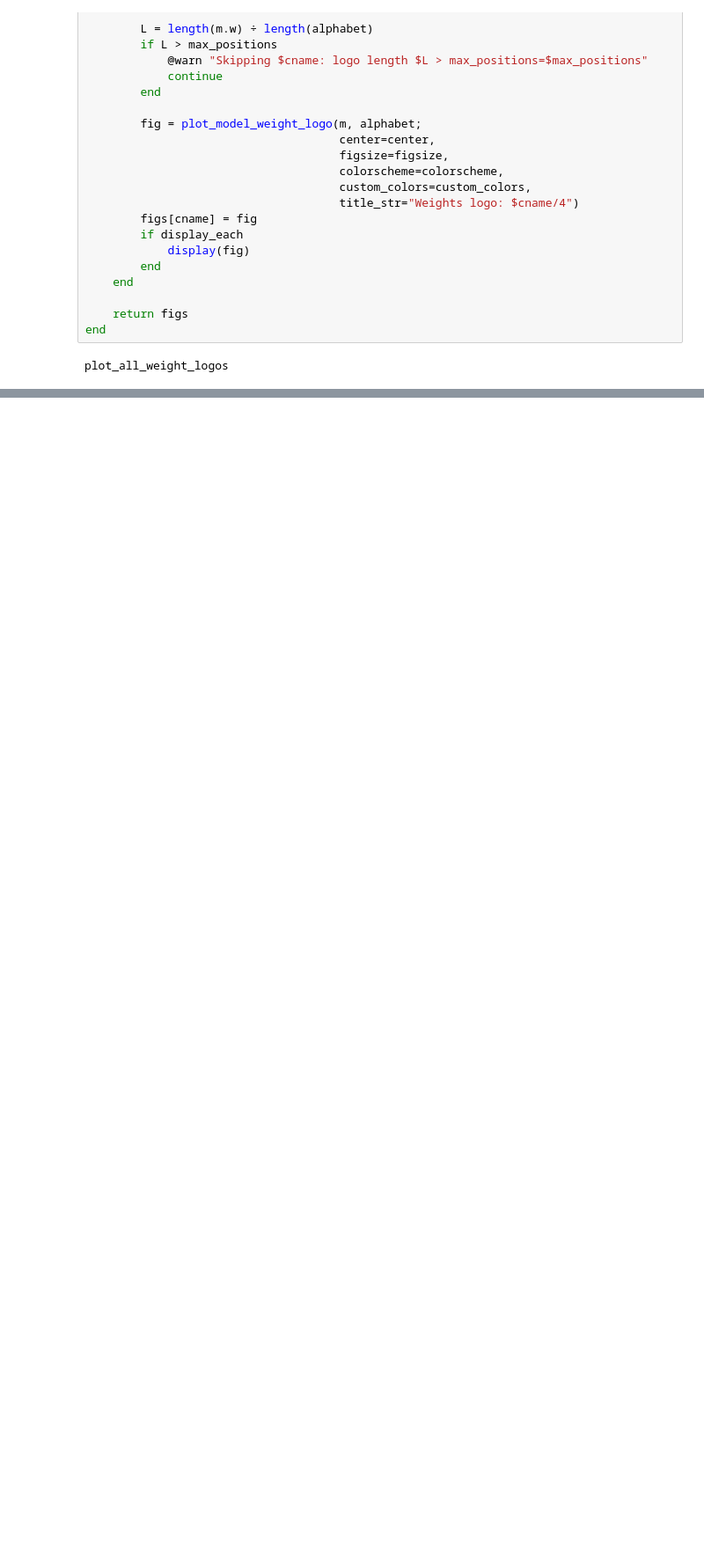
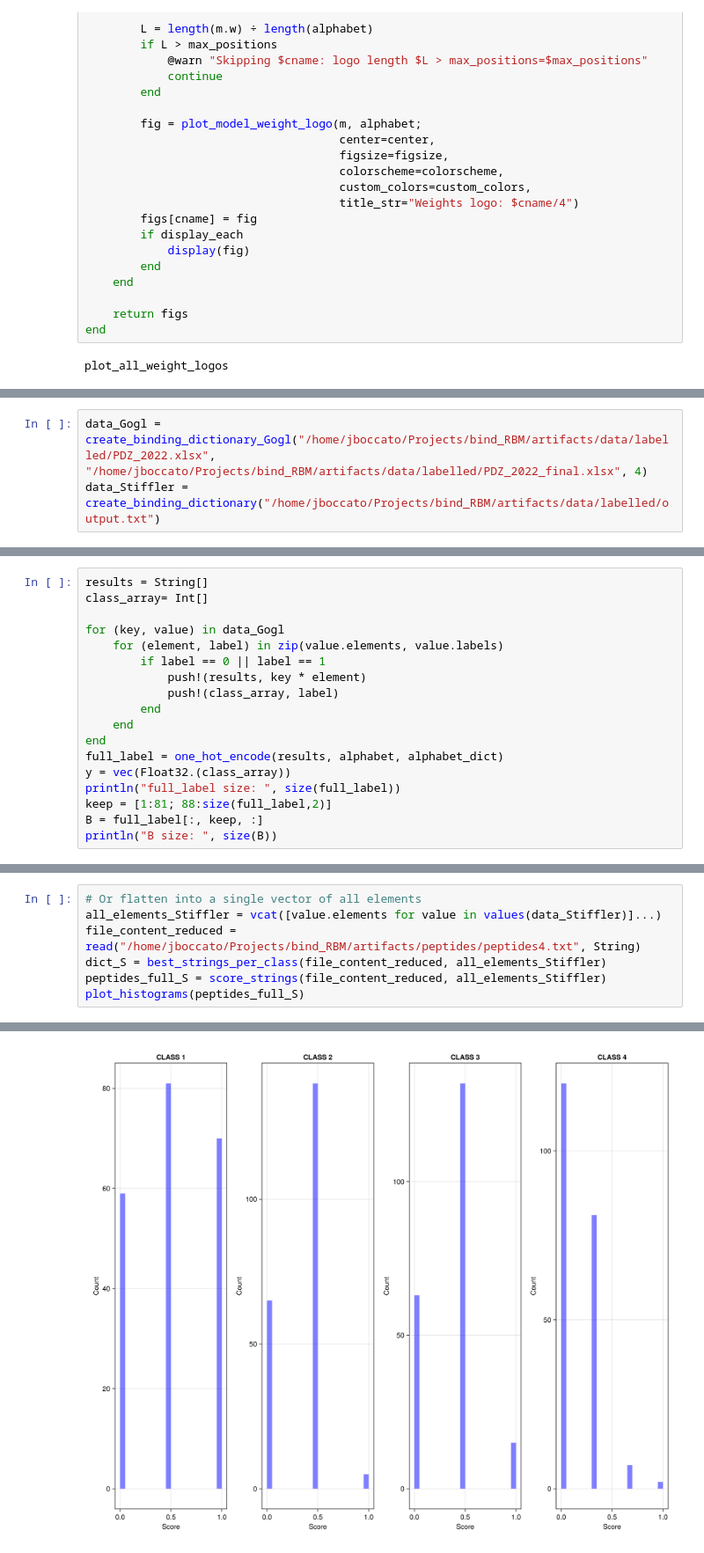
Before and after one commit to JacopoBoccato/bind_RBM, a Jupyter notebook: notebooks/peptides_class.ipynb, the cells around one changed output, grey strips where cells are left out. Shown at 88% size. Saved outputs shown, nothing was run; the diff lists cells and outputs as text; blank space fills up the shorter version.

```diff
--- a/notebooks/peptides_class.ipynb
+++ b/notebooks/peptides_class.ipynb
@@ -614,0 +526,3 @@ eval_out.by_class["#CLASS 7"]
+# %%
+data_Gogl = create_binding_dictionary_Gogl("/home/jboccato/Projects/bind_RBM/artifacts/data/labelled/PDZ_2022.xlsx", "/home/jboccato/Projects/bind_RBM/artifacts/data/labelled/PDZ_2022_final.xlsx", 4)
+data_Stiffler = create_binding_dictionary("/home/jboccato/Projects/bind_RBM/artifacts/data/labelled/output.txt")
@@ -614,0 +564,18 @@ eval_out.by_class["#CLASS 7"]
+# %%
+results = String[]
+class_array= Int[]
+
+for (key, value) in data_Gogl
+    for (element, label) in zip(value.elements, value.labels)
+        if label == 0 || label == 1
+            push!(results, key * element)
+            push!(class_array, label)
+        end
+    end
+end
+full_label = one_hot_encode(results, alphabet, alphabet_dict)
+y = vec(Float32.(class_array))
+println("full_label size: ", size(full_label))
+keep = [1:81; 88:size(full_label,2)]
+B = full_label[:, keep, :]
+println("B size: ", size(B))
@@ -614,0 +1402,8 @@ eval_out.by_class["#CLASS 7"]
+# %%
+# Or flatten into a single vector of all elements
+all_elements_Stiffler = vcat([value.elements for value in values(data_Stiffler)]...)
+file_content_reduced = read("/home/jboccato/Projects/bind_RBM/artifacts/peptides/peptides4.txt", String)
+dict_S = best_strings_per_class(file_content_reduced, all_elements_Stiffler)
+peptides_full_S = score_strings(file_content_reduced, all_elements_Stiffler)
+plot_histograms(peptides_full_S)
+# %% [output]
@@ -614,0 +1412 @@ eval_out.by_class["#CLASS 7"]
+[figure, added]
```
Also changed, not shown: parts of 66 cells of this notebook, 12 other files.
